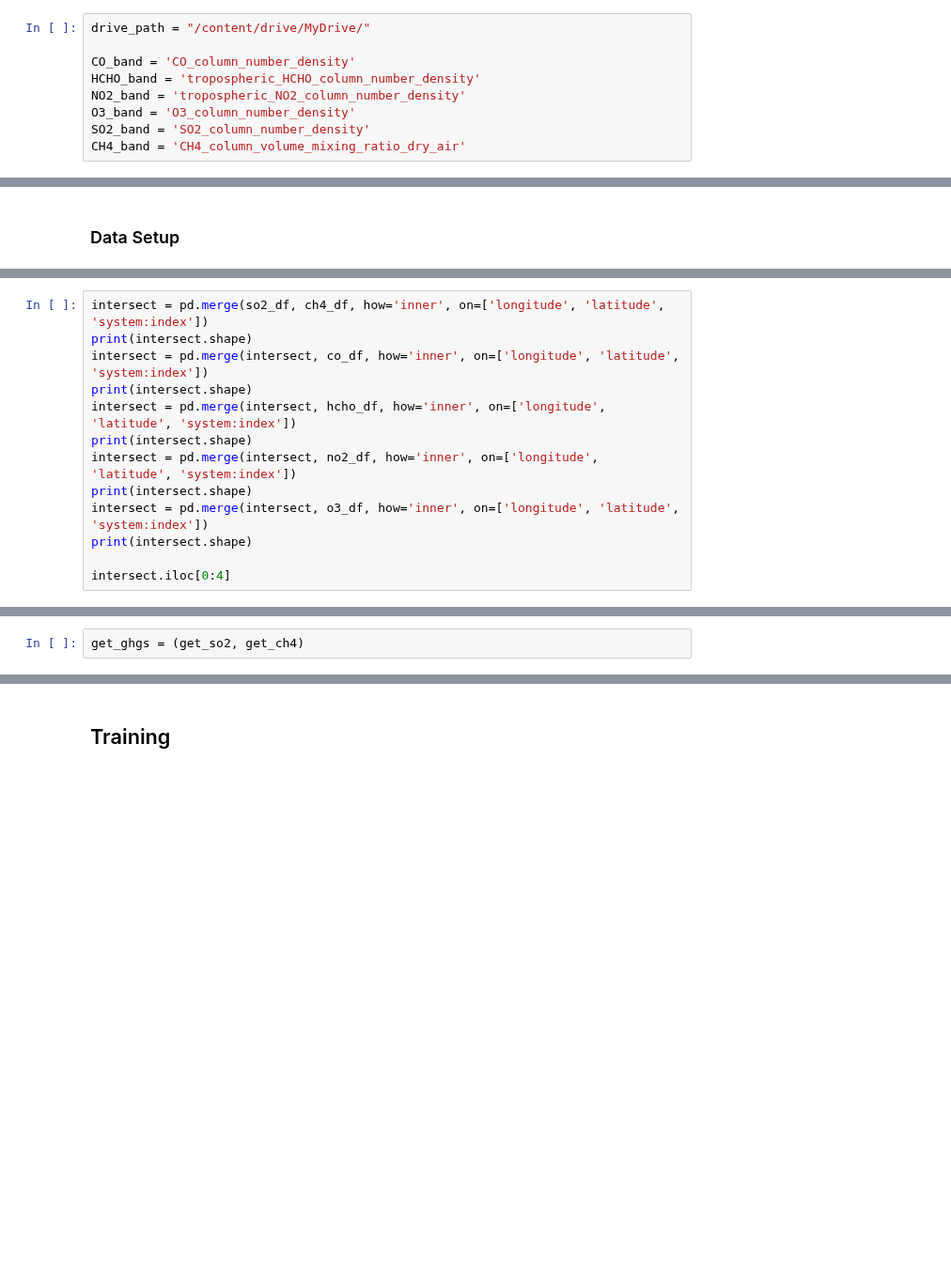
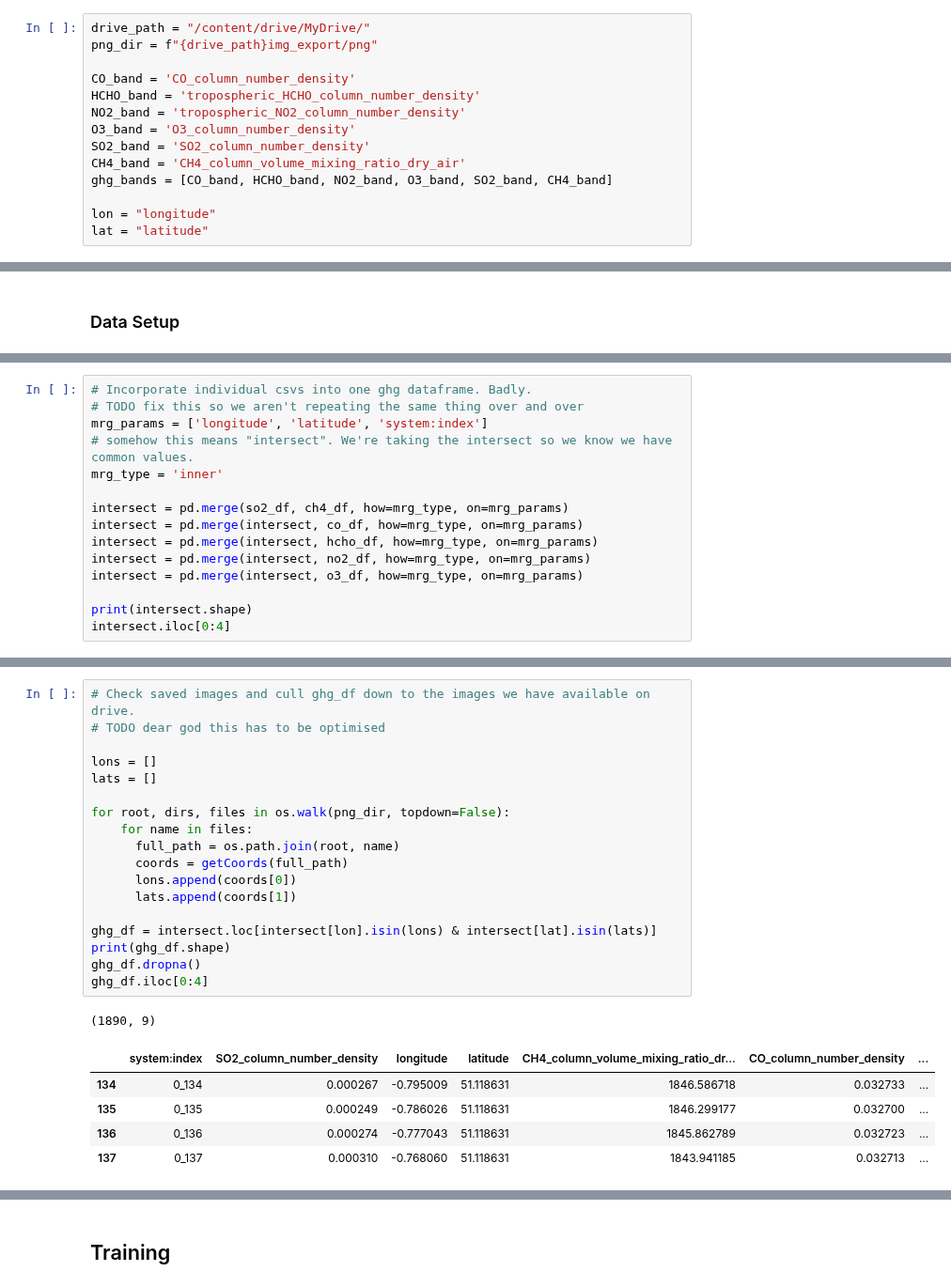
Before and after one commit to WRFitch/fyp, a Jupyter notebook: src/fyp_ai_analysis.ipynb, the cells around one changed output, grey strips where cells are left out. Shown at 94% size. Drawn from its saved outputs; the diff is of its cells as text; blank space fills up the shorter version.

Commit message:
Implemented dataset culling to available files
Very badly

```diff
--- a/src/fyp_ai_analysis.ipynb
+++ b/src/fyp_ai_analysis.ipynb
@@ -30,6 +31,7 @@ drive.mount('/content/drive')
 #print(fastai.__version__)
 # %%
 drive_path = "/content/drive/MyDrive/"
+png_dir = f"{drive_path}img_export/png"
 
 CO_band = 'CO_column_number_density'
 HCHO_band = 'tropospheric_HCHO_column_number_density'
@@ -37,6 +39,10 @@ NO2_band = 'tropospheric_NO2_column_number_density'
 O3_band = 'O3_column_number_density'
 SO2_band = 'SO2_column_number_density'
 CH4_band = 'CH4_column_volume_mixing_ratio_dry_air'
+ghg_bands = [CO_band, HCHO_band, NO2_band, O3_band, SO2_band, CH4_band]
+
+lon = "longitude"
+lat = "latitude"
 # %%
 # Import data from google drive
 # This is getting really slow. Is there too much data? If so, slice to only use every tenth image so we still get a
@@ -65,16 +72,18 @@ del so2_df[".geo"]
 ch4_df = pd.read_csv(f"{path}/{CH4_band}.csv")
 del ch4_df[".geo"]
 # %%
-intersect = pd.merge(so2_df, ch4_df, how='inner', on=['longitude', 'latitude', 'system:index'])
+# Incorporate individual csvs into one ghg dataframe. Badly.
+# TODO fix this so we aren't repeating the same thing over and over
+mrg_params = ['longitude', 'latitude', 'system:index']
+# somehow this means "intersect". We're taking the intersect so we know we have common values.
+mrg_type = 'inner'
+
+intersect = pd.merge(so2_df, ch4_df, how=mrg_type, on=mrg_params)
+intersect = pd.merge(intersect, co_df, how=mrg_type, on=mrg_params)
+intersect = pd.merge(intersect, hcho_df, how=mrg_type, on=mrg_params)
+intersect = pd.merge(intersect, no2_df, how=mrg_type, on=mrg_params)
+intersect = pd.merge(intersect, o3_df, how=mrg_type, on=mrg_params)
+
 print(intersect.shape)
-intersect = pd.merge(intersect, co_df, how='inner', on=['longitude', 'latitude', 'system:index'])
-print(intersect.shape)
-intersect = pd.merge(intersect, hcho_df, how='inner', on=['longitude', 'latitude', 'system:index'])
-print(intersect.shape)
-intersect = pd.merge(intersect, no2_df, how='inner', on=['longitude', 'latitude', 'system:index'])
-print(intersect.shape)
-intersect = pd.merge(intersect, o3_df, how='inner', on=['longitude', 'latitude', 'system:index'])
-print(intersect.shape)
-
 intersect.iloc[0:4]
 # %% [output]
@@ -136,2 +96,25 @@ def get_ch4(img_path):
-# %%
-get_ghgs = (get_so2, get_ch4)
+# %%
+# Check saved images and cull ghg_df down to the images we have available on drive.
+# TODO dear god this has to be optimised
+
+lons = []
+lats = []
+
+for root, dirs, files in os.walk(png_dir, topdown=False):
+    for name in files:
+      full_path = os.path.join(root, name)
+      coords = getCoords(full_path)
+      lons.append(coords[0])
+      lats.append(coords[1])
+
+ghg_df = intersect.loc[intersect[lon].isin(lons) & intersect[lat].isin(lats)]
+print(ghg_df.shape)
+ghg_df.dropna()
+ghg_df.iloc[0:4]
+# %% [output]
+(1890, 9)
+|  | system:index | SO2_column_number_density | longitude | latitude | CH4_column_volume_mixing_ratio_dr... | CO_column_number_density | ... |
+| 134 | 0_134 | 0.000267 | -0.795009 | 51.118631 | 1846.586718 | 0.032733 | ... |
+| 135 | 0_135 | 0.000249 | -0.786026 | 51.118631 | 1846.299177 | 0.032700 | ... |
+| 136 | 0_136 | 0.000274 | -0.777043 | 51.118631 | 1845.862789 | 0.032723 | ... |
+| 137 | 0_137 | 0.000310 | -0.768060 | 51.118631 | 1843.941185 | 0.032713 | ... |
```
Also changed, not shown: parts of 14 cells of this notebook.
